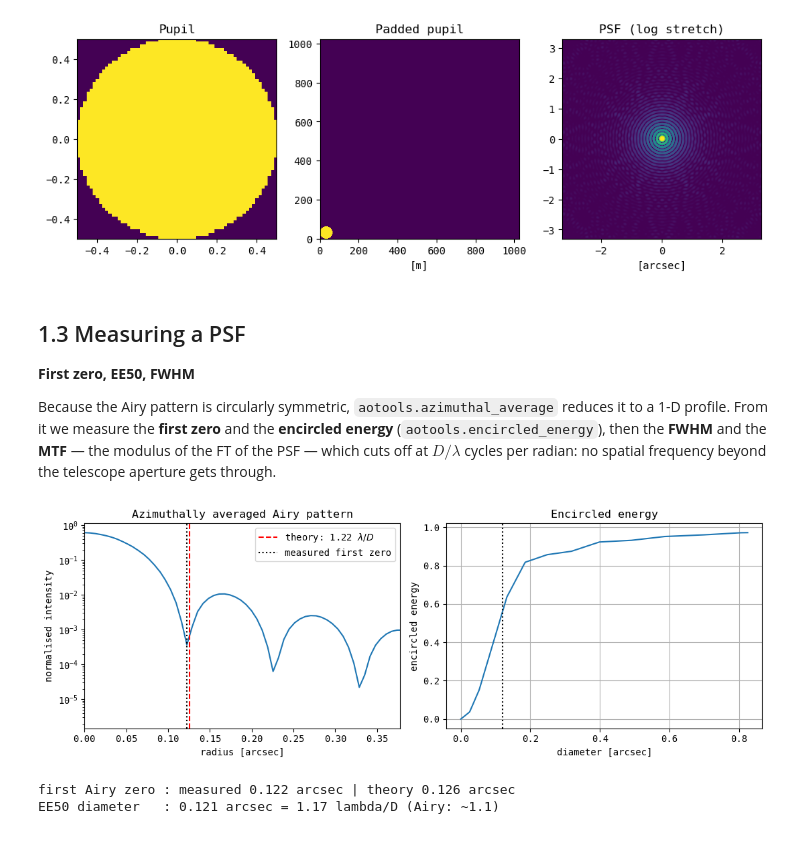
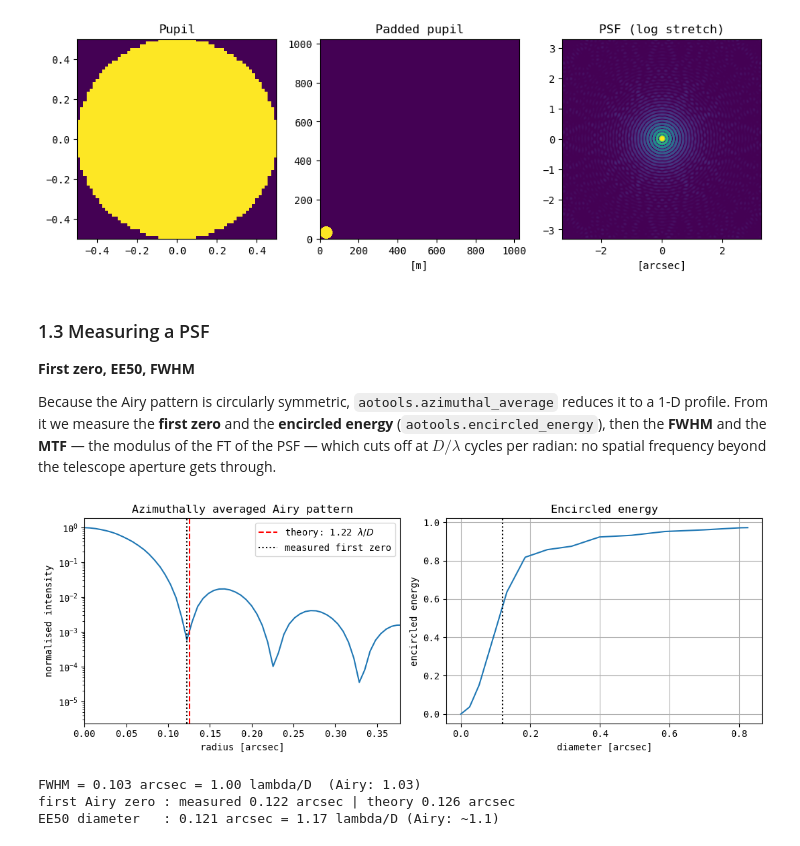
Before and after one commit to GillesOrban/ao_school, a Jupyter notebook: aotools_lab.ipynb, the cells around one changed output. Cells and saved outputs as stored; diff of their text form; code cells hidden in the pictures.

Commit message:
finalize draft for section 1. Image formation

```diff
--- a/aotools_lab.ipynb
+++ b/aotools_lab.ipynb
@@ -147,6 +147,7 @@ wavefront = padded_pupil * np.exp(1j*0)  # flat wavefront; the np.exp is not nec
 E_focal = aotools.ft2(wavefront, delta=delta_x)
 # Pupil -> focal plane
 psf = np.abs(E_focal)**2
+psf /= psf.max()
 
 # Focal-plane scales
 fpxl_rad    = WAVELENGTH / (N*pad_factor*delta_x)     # rad per focal-plane pixel
@@ -174,7 +175,7 @@ focal-plane pixel scale: 6.45 mas/pxl
 diffraction limit lambda/D = 103.1 mas
 [figure]
 # %% [markdown]
-## 1.3 Measuring a PSF
+### 1.3 Measuring a PSF
 **First zero, EE50, FWHM**
 
 Because the Airy pattern is circularly symmetric, `aotools.azimuthal_average` reduces it to a 1-D profile. From it we measure the **first zero** and the **encircled energy** (`aotools.encircled_energy`), then the **FWHM** and the **MTF** — the modulus of the FT of the PSF — which cuts off at $D/\lambda$ cycles per radian: no spatial frequency beyond the telescope aperture gets through.
@@ -191,33 +192,41 @@ r_arcsec = np.arange(len(azi)) * fpxl_arcsec
 first_zero = 1.22 * WAVELENGTH / D * 206265   # arcsec
 # locate the measured first zero: the first LOCAL minimum of the profile
 # (searching a window for the global min would jump to the 2nd/3rd zero)
 i_th = np.argmin(np.abs(r_arcsec - first_zero))
 i_zero = int(np.argmax(np.diff(azi[:i_th+8]) > 0))   # first index where the profile rises again
 
 fig, ax = plt.subplots(1, 2, figsize=(11, 4))
 ax[0].plot(r_arcsec, azi)
 ax[0].axvline(first_zero, color='r', ls='--', label='theory: 1.22 $\\lambda/D$')
 ax[0].axvline(r_arcsec[i_zero], color='k', ls=':', label='measured first zero')
 ax[0].set_xlabel('radius [arcsec]'); ax[0].set_ylabel('normalised intensity')
 ax[0].semilogy()
 ax[0].set_title('Azimuthally averaged Airy pattern')
 ax[0].legend(); ax[0].set_xlim(0, 3*first_zero)
 
+
+
 # Encircled energy curve (aotools.encircled_energy)
 box=128
 diam, ee = aotools.encircled_energy(psf[cc-box:cc+box, cc-box:cc+box], eeDiameter=False)
 ee50 = aotools.encircled_energy(psf, fraction=0.5)
 
 ax[1].plot(diam*fpxl_arcsec, ee)
 ax[1].axvline(ee50*fpxl_arcsec, color='k', ls=':', label='EE50 diameter')
 ax[1].set_xlabel('diameter [arcsec]'); ax[1].set_ylabel('encircled energy')
 ax[1].set_title('Encircled energy'); ax[1].grid(True)
 plt.tight_layout()
 plt.show()
 
+# FWHM from the azimuthal average
+# azi = aotools.azimuthal_average(psf)
+half = np.where(azi < azi.max()/2)[0]
+fwhm_px = 2*half[0]
+print(f'FWHM = {fwhm_px*fpxl_rad*206265:.3f} arcsec = {fwhm_px*fpxl_rad/WAVELENGTH*D:.2f} lambda/D  (Airy: 1.03)')
 print(f'first Airy zero : measured {r_arcsec[i_zero]:.3f} arcsec | theory {first_zero:.3f} arcsec')
 print(f'EE50 diameter   : {ee50*fpxl_arcsec:.3f} arcsec = {ee50*fpxl_rad/WAVELENGTH*D:.2f} lambda/D (Airy: ~1.1)')
 # %% [output]
-[figure, old version]
+[figure, new version]
+FWHM = 0.103 arcsec = 1.00 lambda/D  (Airy: 1.03)
 first Airy zero : measured 0.122 arcsec | theory 0.126 arcsec
 EE50 diameter   : 0.121 arcsec = 1.17 lambda/D (Airy: ~1.1)
```
Also changed, not shown: parts of 7 cells of this notebook.
